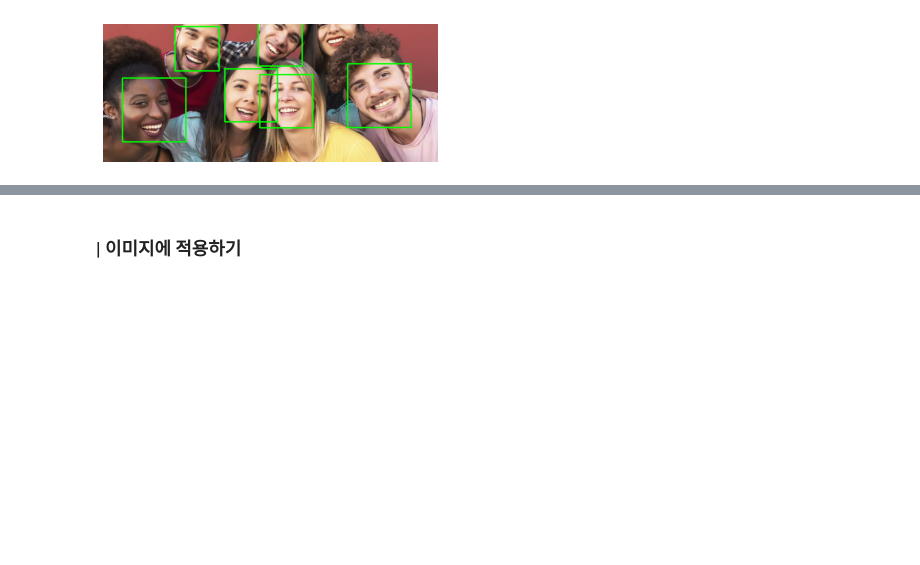
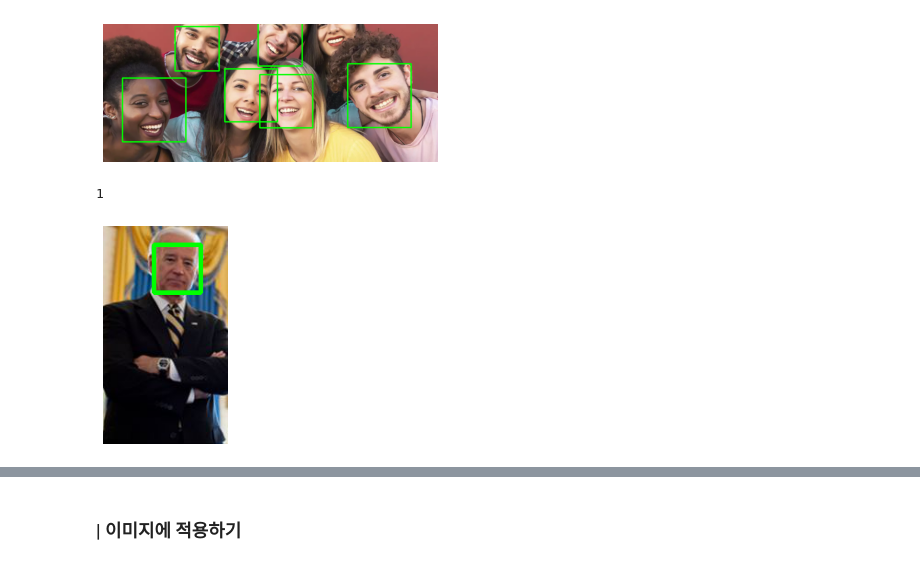
Before and after one commit to GETHUB55/SkillTreePython-DeepLearning, a Jupyter notebook: 00.추가학습/ch00_04_OpenCV활용_haarcascade_객체인식.ipynb, the cells around one changed output, grey strips where cells are left out. Drawn from its saved outputs; the diff is of its cells as text; code cells hidden in the pictures; blank space fills up the shorter version.

```diff
--- a/00.추가학습/ch00_04_OpenCV활용_haarcascade_객체인식.ipynb
+++ b/00.추가학습/ch00_04_OpenCV활용_haarcascade_객체인식.ipynb
@@ -91,6 +91,22 @@ plt.axis('off')
 plt.show()
 # %% [output]
 [figure]
+# %%
+f_path='p1.jpg'
+img =fr.load_image_file(f_path)
+faces = fr.face_locations(img) #이미지를 넣으면 얼굴의 위치를 반환
+print(len(faces))
+faces
+for face in faces:
+  #print(face)
+  y_start, x_end, y_end, x_start =face
+  cv2.rectangle(img,(x_start,y_start ),(x_end,y_end),(0,255,0),3)
+plt.imshow(img)
+plt.axis('off')
+plt.show()
+# %% [output]
+1
+[figure, added]
 # %% [markdown]
 ## OpenCV를 이용한 얼굴탐지
 ---
```
